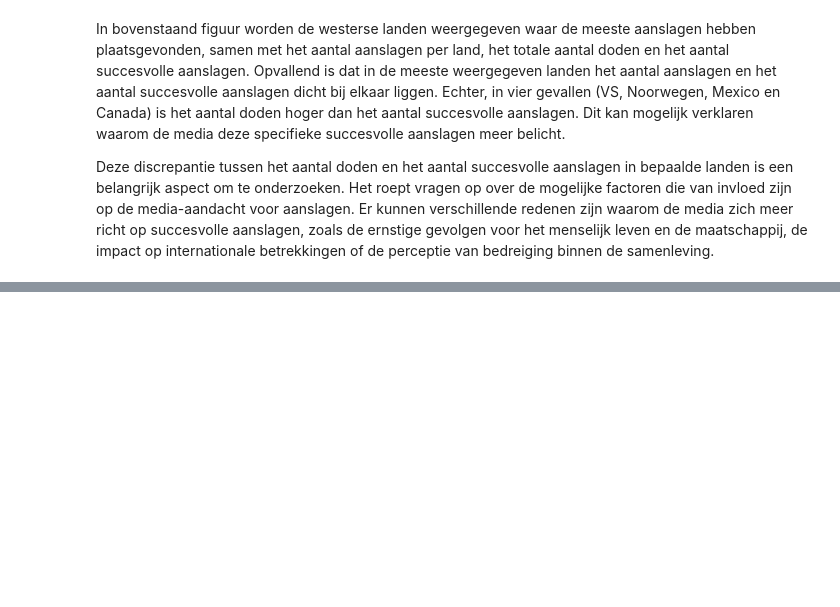
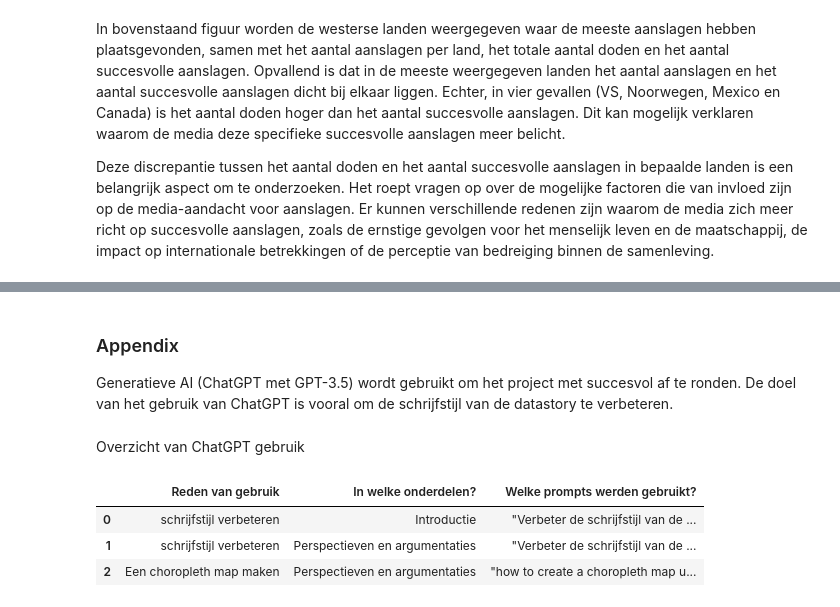
Before and after one commit to hussam981/InfoVisProj, a Jupyter notebook: _build/jupyter_execute/docs/notebook.ipynb, the cells around one changed output, grey strips where cells are left out. Saved outputs shown, nothing was run; the diff lists cells and outputs as text; code cells hidden in the pictures; blank space fills up the shorter version.

```diff
--- a/_build/jupyter_execute/docs/notebook.ipynb
+++ b/_build/jupyter_execute/docs/notebook.ipynb
@@ -283,0 +318,29 @@ https://papers.ssrn.com/sol3/papers.cfm?abstract_id=2505359
+# %% [markdown]
+### Appendix
+
+Generatieve AI (ChatGPT met GPT-3.5) wordt gebruikt om het project met succesvol af te ronden. De doel van het gebruik van ChatGPT is vooral om de schrijfstijl van de datastory te verbeteren.
+# %%
+import pandas as pd
+from IPython.display import display, Markdown
+
+# Maak een lijst met de gegevens voor elke kolom
+reasons = ['schrijfstijl verbeteren', 'schrijfstijl verbeteren', 'Een choropleth map maken']
+parts = ['Introductie', 'Perspectieven en argumentaties', 'Perspectieven en argumentaties']
+prompts = ['"Verbeter de schrijfstijl van de introductie"', '"Verbeter de schrijfstijl van de tekst"', '"how to create a choropleth map using Plotly Express"']
+
+# Maak een DataFrame met de gegevens
+data = {'Reden van gebruik': reasons, 'In welke onderdelen?': parts, 'Welke prompts werden gebruikt?': prompts}
+df = pd.DataFrame(data)
+
+# Voeg een titel toe aan de DataFrame
+df_title = "Overzicht van ChatGPT gebruik"
+
+# Voeg een Markdown-cel toe met de titel en de DataFrame
+display(Markdown("Overzicht van ChatGPT gebruik"))
+display(df)
+# %% [output]
+Overzicht van ChatGPT gebruik
+|  | Reden van gebruik | In welke onderdelen? | Welke prompts werden gebruikt? |
+| 0 | schrijfstijl verbeteren | Introductie | "Verbeter de schrijfstijl van de ... |
+| 1 | schrijfstijl verbeteren | Perspectieven en argumentaties | "Verbeter de schrijfstijl van de ... |
+| 2 | Een choropleth map maken | Perspectieven en argumentaties | "how to create a choropleth map u... |
```
Also changed, not shown: parts of 21 cells of this notebook, 6 other files.
